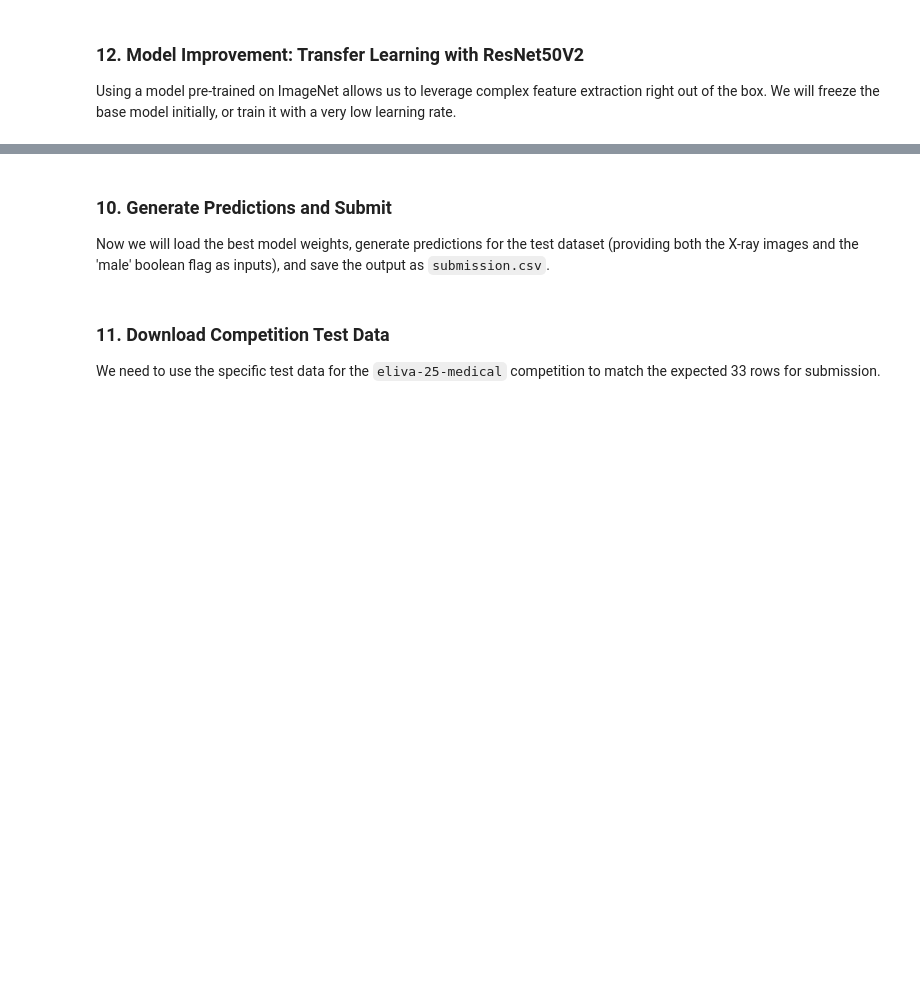
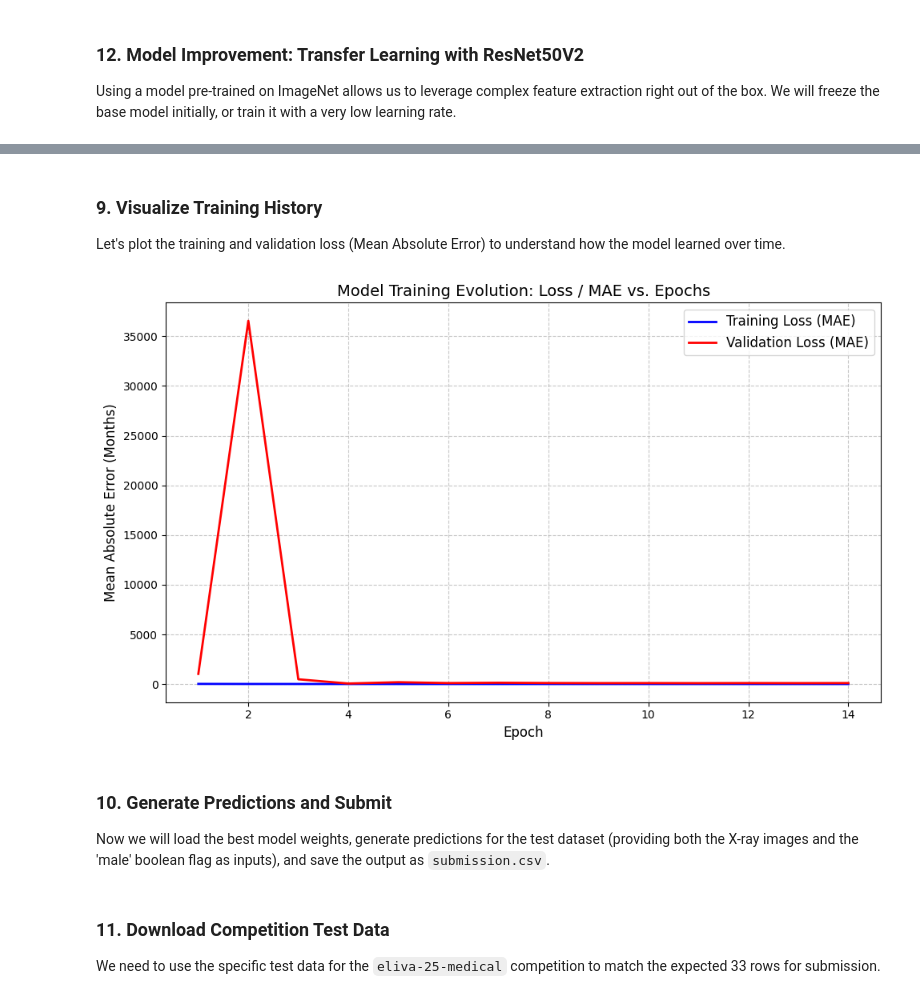
Before and after one commit to Cado87/Kaggle_competitions, a Jupyter notebook: eliva25-kaggle-notebook.ipynb, the cells around one changed output, grey strips where cells are left out. Cells and saved outputs as stored; diff of their text form; code cells hidden in the pictures; blank space fills up the shorter version.

```diff
--- a/eliva25-kaggle-notebook.ipynb
+++ b/eliva25-kaggle-notebook.ipynb
@@ -182,10 +182,11 @@ Now that we have the paths to our images, let's load and preprocess them. This w
 # %%
 from tensorflow.keras.preprocessing.image import ImageDataGenerator
 
-# Image dimensions
-IMG_WIDTH = 256
-IMG_HEIGHT = 256
-BATCH_SIZE = 32
+# Image dimensions (Increased for better detail capture)
+IMG_WIDTH = 384
+IMG_HEIGHT = 384
+# Reduced batch size to accommodate larger images in GPU memory
+BATCH_SIZE = 16
 
 # Create an ImageDataGenerator for training data with augmentation
 train_datagen = ImageDataGenerator(
@@ -195,7 +196,8 @@ train_datagen = ImageDataGenerator(
     height_shift_range=0.1,
     shear_range=0.1,
     zoom_range=0.1,
-    horizontal_flip=True,
+    brightness_range=[0.8, 1.2], # Adjust brightness for varied X-ray exposures
+    horizontal_flip=False, # Removed flip to maintain left-hand orientation
     fill_mode='nearest',
     validation_split=0.2 # Use a portion of training data for validation
 )
@@ -335,14 +263,14 @@ Model: "functional"
 
 Using a model pre-trained on ImageNet allows us to leverage complex feature extraction right out of the box. We will freeze the base model initially, or train it with a very low learning rate.
 # %%
-from tensorflow.keras.applications import ResNet50V2
+from tensorflow.keras.applications import EfficientNetB3
 from tensorflow.keras.models import Model
 from tensorflow.keras.layers import Input, Dense, Dropout, concatenate, GlobalAveragePooling2D
 from tensorflow.keras.optimizers import Adam
 
 def build_improved_boneage_model(input_shape=(IMG_WIDTH, IMG_HEIGHT, 3), gender_input_shape=(1,)):
-    # 1. Pre-trained Base Model
-    base_model = ResNet50V2(weights='imagenet', include_top=False, input_shape=input_shape)
+    # 1. Pre-trained Base Model (Switched to EfficientNetB3)
+    base_model = EfficientNetB3(weights='imagenet', include_top=False, input_shape=input_shape)
 
     # Optional: freeze the base model layers (uncomment if you want to train only the top layers first)
     # for layer in base_model.layers:
@@ -492,3 +443,31 @@ Model training complete.
+# %% [markdown]
+### 9. Visualize Training History
+Let's plot the training and validation loss (Mean Absolute Error) to understand how the model learned over time.
+# %%
+import matplotlib.pyplot as plt
+
+# Extract loss values from the training history
+train_loss = history.history['loss']
+val_loss = history.history['val_loss']
+epochs = range(1, len(train_loss) + 1)
+
+# Plot the training and validation loss
+plt.figure(figsize=(10, 6))
+plt.plot(epochs, train_loss, 'b-', label='Training Loss (MAE)', linewidth=2)
+plt.plot(epochs, val_loss, 'r-', label='Validation Loss (MAE)', linewidth=2)
+
+# Formatting the plot
+plt.title('Model Training Evolution: Loss / MAE vs. Epochs', fontsize=14)
+plt.xlabel('Epoch', fontsize=12)
+plt.ylabel('Mean Absolute Error (Months)', fontsize=12)
+plt.legend(fontsize=12)
+plt.grid(True, linestyle='--', alpha=0.7)
+
+# Show the plot
+plt.tight_layout()
+plt.show()
+# %% [output]
+[figure, added]
 # %% [markdown]
 ### 10. Generate Predictions and Submit
 
```
Also changed, not shown: parts of 7 cells of this notebook.
